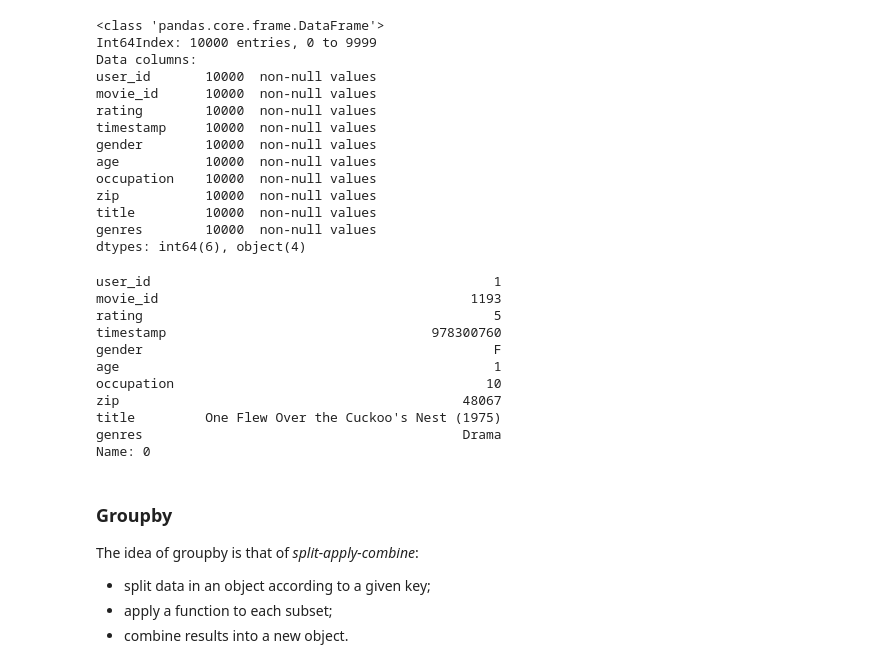
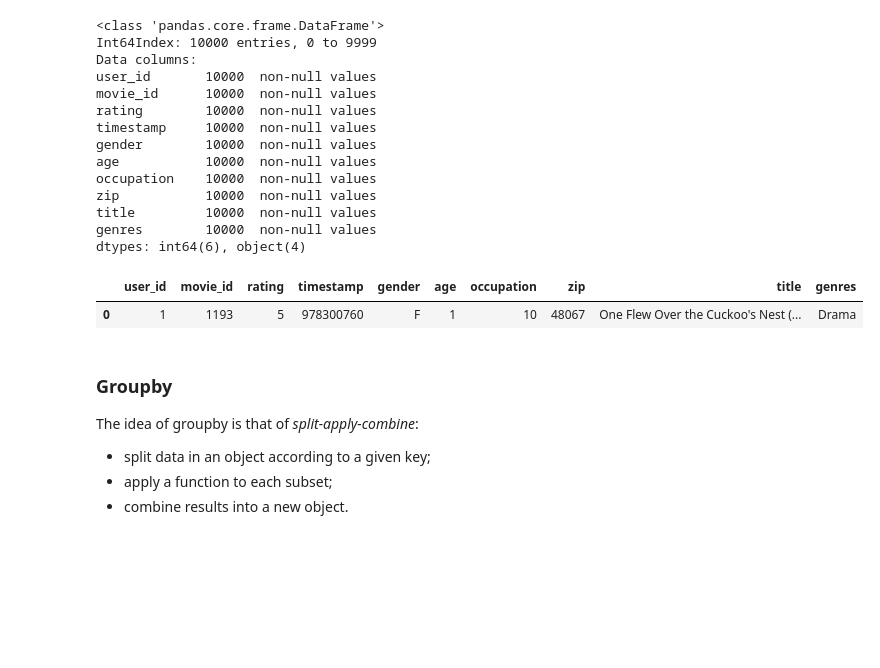
Before and after one commit to aurora1625/pycon2013, a Jupyter notebook: pycon.ipynb, the cells around one changed output. Cells and saved outputs as stored; diff of their text form; code cells hidden in the pictures; blank space fills up the shorter version.

```diff
--- a/pycon.ipynb
+++ b/pycon.ipynb
@@ -1121,20 +1198,11 @@ zip           10000  non-null values
 title         10000  non-null values
 genres        10000  non-null values
 dtypes: int64(6), object(4)
-# %%
-movielens.ix[0]
-# %% [output]
-user_id                                            1
-movie_id                                        1193
-rating                                             5
-timestamp                                  978300760
-gender                                             F
-age                                                1
-occupation                                        10
-zip                                            48067
-title         One Flew Over the Cuckoo's Nest (1975)
-genres                                         Drama
-Name: 0
+# %%
+movielens.head(1)
+# %% [output]
+|  | user_id | movie_id | rating | timestamp | gender | age | occupation | zip | title | genres |
+| 0 | 1 | 1193 | 5 | 978300760 | F | 1 | 10 | 48067 | One Flew Over the Cuckoo's Nest (... | Drama |
 # %% [markdown]
 ### Groupby
 
```
Also changed, not shown: parts of 75 cells of this notebook.
